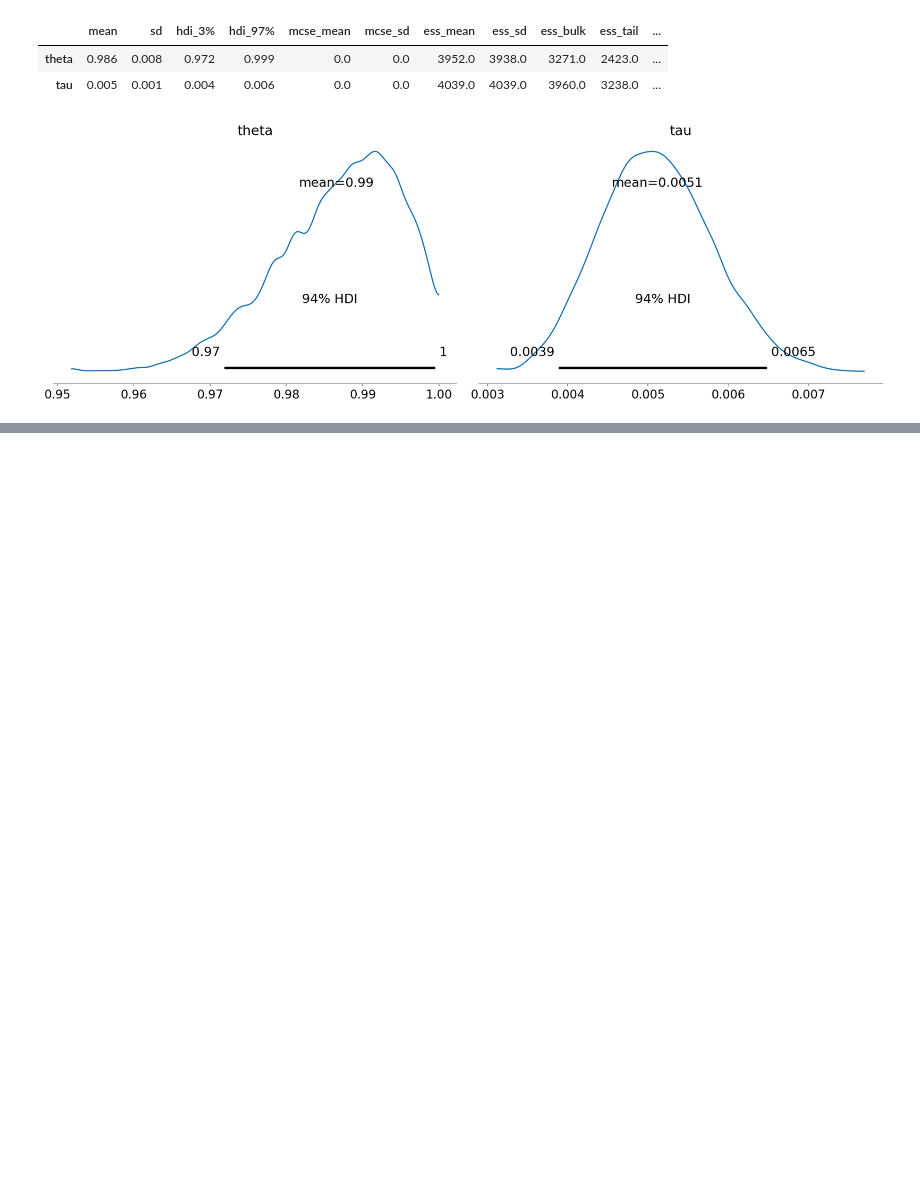
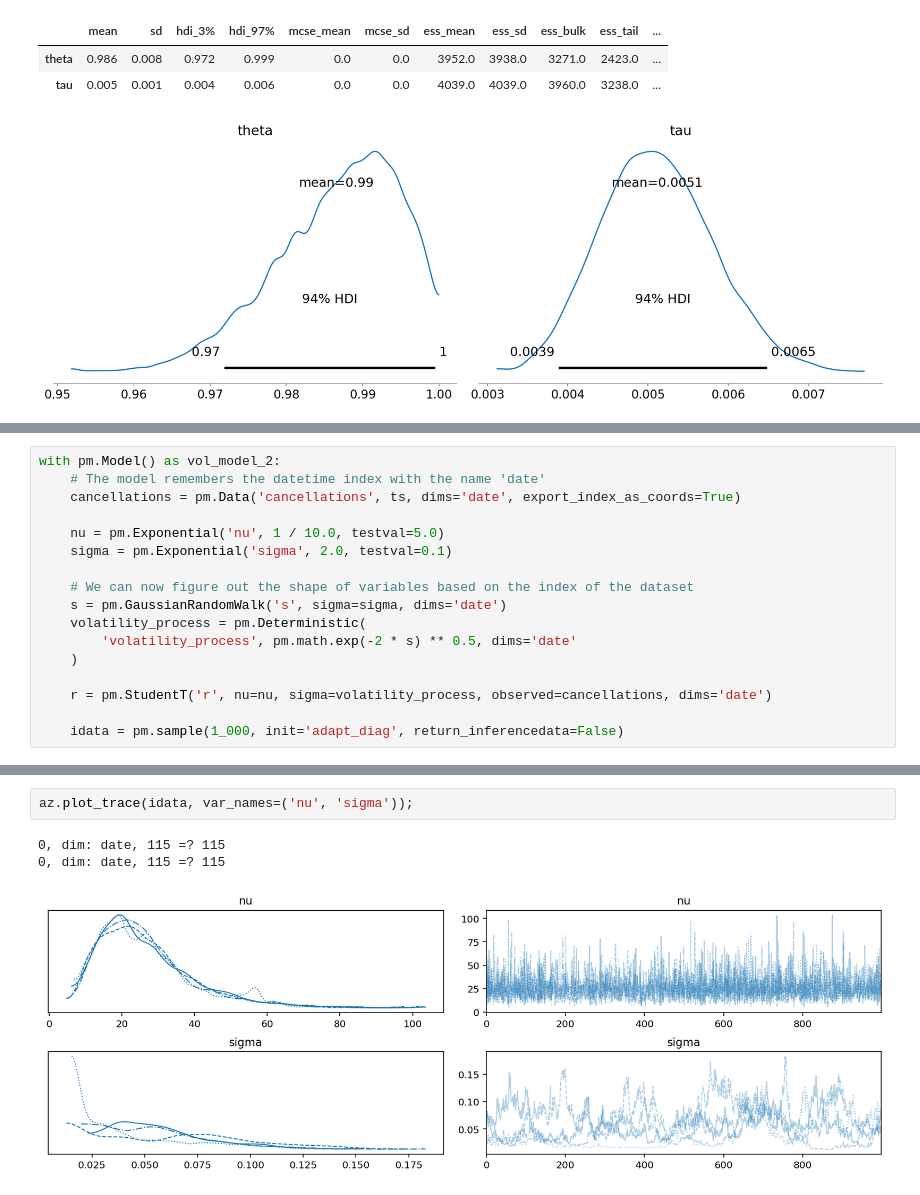
Before and after one commit to dimi-tree/time-series-forecasting, a Jupyter notebook: 03_pymc3.ipynb, the cells around one changed output, grey strips where cells are left out. Saved outputs shown, nothing was run; the diff lists cells and outputs as text; blank space fills up the shorter version.

```diff
--- a/03_pymc3.ipynb
+++ b/03_pymc3.ipynb
@@ -278,0 +392,17 @@ az.summary(idata_smoothed)
+# %%
+with pm.Model() as vol_model_2:
+    # The model remembers the datetime index with the name 'date'
+    cancellations = pm.Data('cancellations', ts, dims='date', export_index_as_coords=True)
+
+    nu = pm.Exponential('nu', 1 / 10.0, testval=5.0)
+    sigma = pm.Exponential('sigma', 2.0, testval=0.1)
+
+    # We can now figure out the shape of variables based on the index of the dataset
+    s = pm.GaussianRandomWalk('s', sigma=sigma, dims='date')
+    volatility_process = pm.Deterministic(
+        'volatility_process', pm.math.exp(-2 * s) ** 0.5, dims='date'
+    )
+
+    r = pm.StudentT('r', nu=nu, sigma=volatility_process, observed=cancellations, dims='date')
+
+    idata = pm.sample(1_000, init='adapt_diag', return_inferencedata=False)
@@ -278,0 +420,6 @@ az.summary(idata_smoothed)
+# %%
+az.plot_trace(idata, var_names=('nu', 'sigma'));
+# %% [output]
+0, dim: date, 115 =? 115
+0, dim: date, 115 =? 115
+[figure, added]
```
Also changed, not shown: parts of 15 cells of this notebook.
